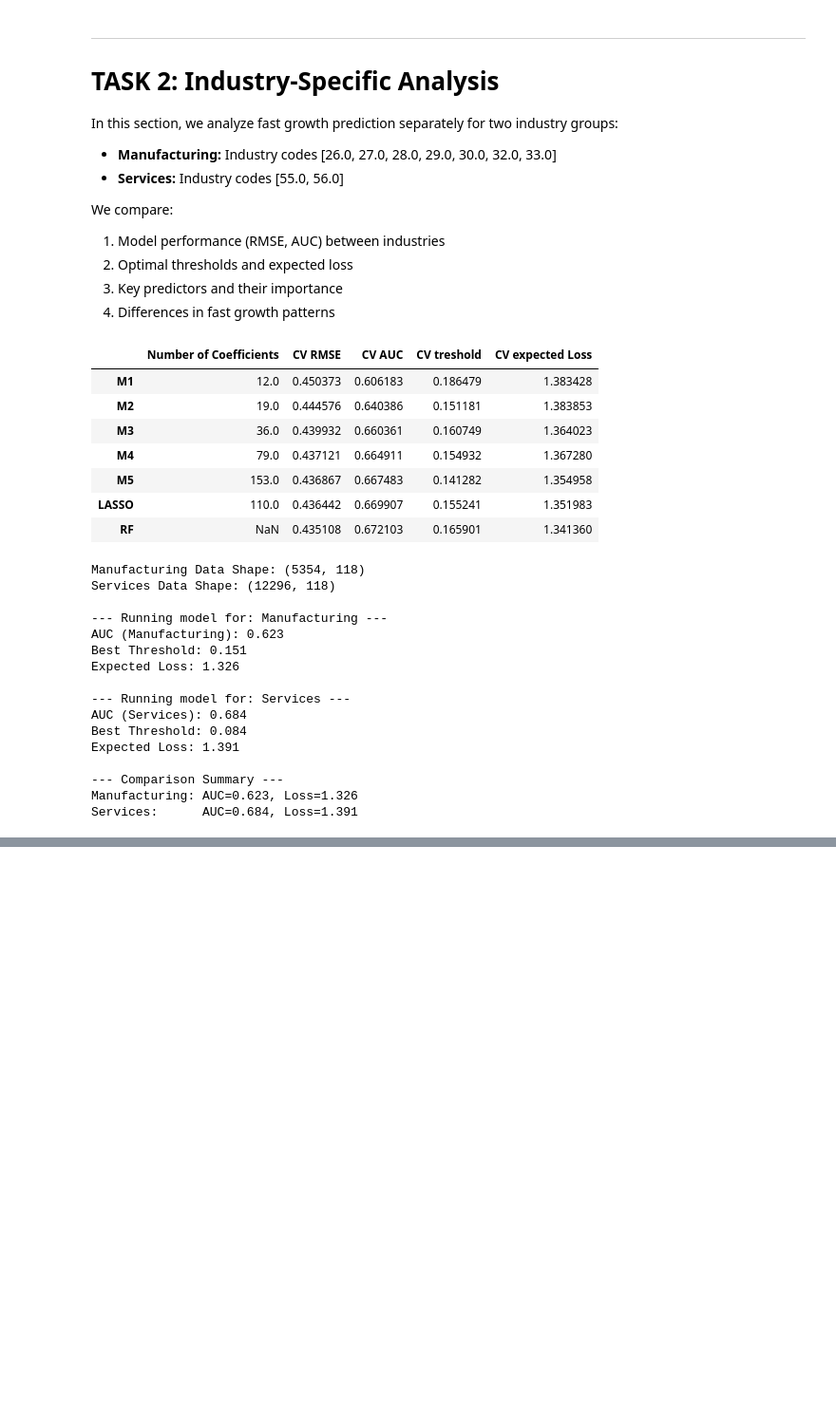
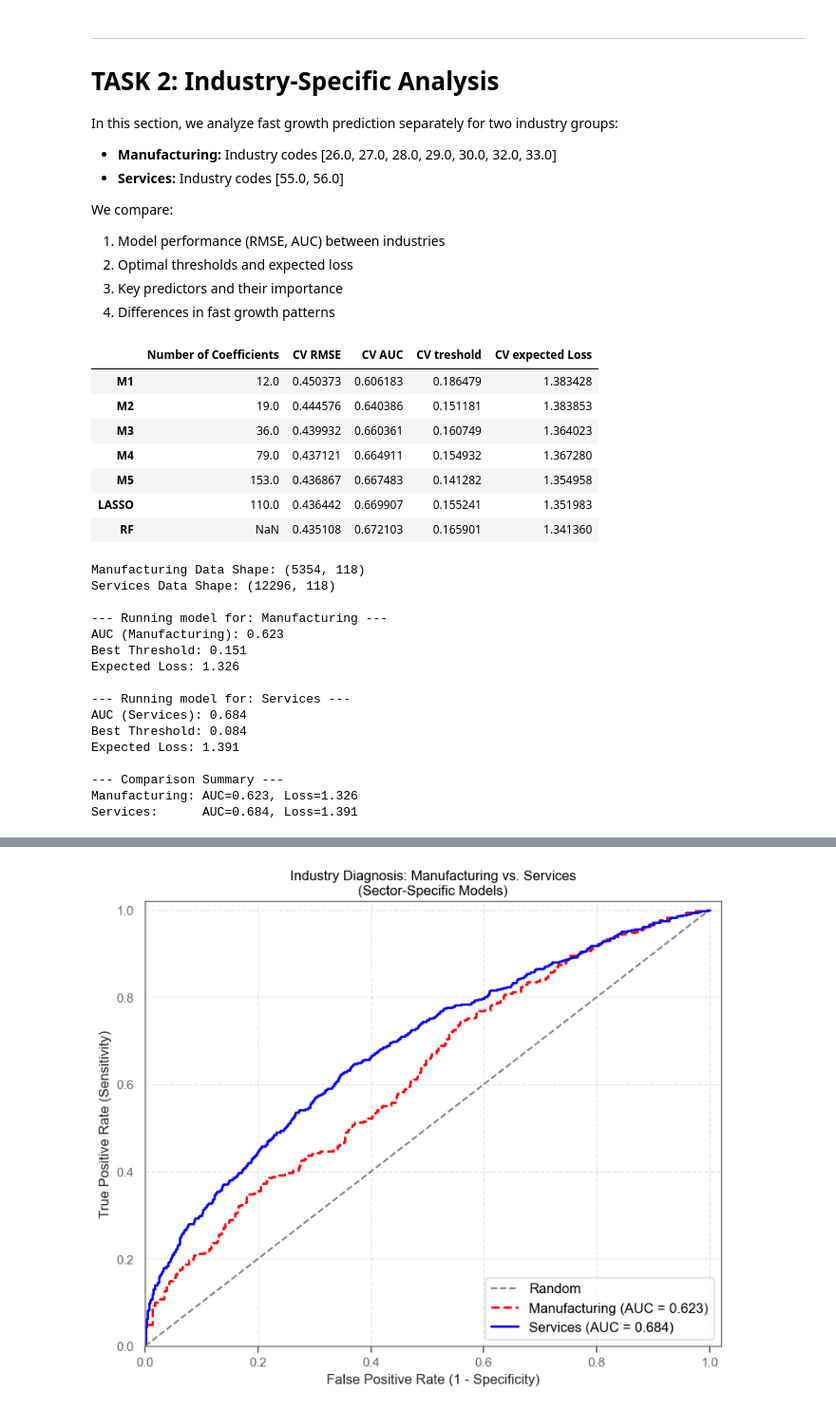
Before and after one commit to yllkeberisha24/predicting-fast-growing-firms, a Jupyter notebook: code/HW2-prediction.ipynb, the cells around one changed output, grey strips where cells are left out. Shown at 95% size. Drawn from its saved outputs; the diff is of its cells as text; code cells hidden in the pictures; blank space fills up the shorter version.

Commit message:
upload revised codes and reports

```diff
--- a/code/HW2-prediction.ipynb
+++ b/code/HW2-prediction.ipynb
@@ -1525,3 +1690,88 @@ Expected Loss: 1.391
 --- Comparison Summary ---
 Manufacturing: AUC=0.623, Loss=1.326
 Services:      AUC=0.684, Loss=1.391
+# %%
+from sklearn.metrics import roc_curve, auc
+
+# ---------------------------------------------------------
+# 1. Prepare data (recreate Task 2 source data)
+# ---------------------------------------------------------
+# Assume 'data' is the full cleaned dataset. If you only have data_train/holdout,
+# you can concat them, or use the data_mfg / data_serv created earlier.
+# Recreate subsets here for safety.
+mfg_codes = [26.0, 27.0, 28.0, 29.0, 30.0, 32.0, 33.0]
+service_codes = [55.0, 56.0]
+
+# Note: use the full 'data' split to reproduce AUC=0.623 logic.
+# If you do not have 'data', you can use: data = pd.concat([data_train, data_holdout])
+data_mfg = data.loc[data['ind2_cat'].isin(mfg_codes)].copy()
+data_serv = data.loc[data['ind2_cat'].isin(service_codes)].copy()
+
+# ---------------------------------------------------------
+# 2. Define a function to train and extract ROC data
+# ---------------------------------------------------------
+def get_industry_roc_data(subset_data, subset_name):
+    # 1. Build matrices (Task 2 source logic)
+    formula = "fast_growth ~ " + " + ".join(rfvars)
+    y, X = patsy.dmatrices(formula, subset_data, return_type='dataframe')
+    y = y.iloc[:, 0]
+
+    # 2. Train/test split (match Task 2)
+    X_train, X_test, y_train, y_test = train_test_split(
+        X, y, test_size=0.2, random_state=42
+    )
+
+    # 3. Train industry-specific model
+    # Use the parameters from Task 2
+    rf_spec = RandomForestClassifier(
+        n_estimators=500,
+        max_features=5,
+        min_samples_split=15,
+        random_state=42,
+        n_jobs=-1
+    )
+    rf_spec.fit(X_train, y_train)
+
+    # 4. Predict and compute ROC coordinates
+    pred_probs = rf_spec.predict_proba(X_test)[:, 1]
+    fpr, tpr, _ = roc_curve(y_test, pred_probs)
+    roc_auc = auc(fpr, tpr)
+
+    return fpr, tpr, roc_auc
+
+# ---------------------------------------------------------
+# 3. Train models and get curve data
+# ---------------------------------------------------------
+print("Retraining sector-specific models to match report AUCs...")
+fpr_mfg, tpr_mfg, auc_mfg = get_industry_roc_data(data_mfg, "Manufacturing")
+fpr_serv, tpr_serv, auc_serv = get_industry_roc_data(data_serv, "Services")
+
+# ---------------------------------------------------------
+# 4. Plot (final version)
+# ---------------------------------------------------------
+plt.figure(figsize=(9, 7))
+
+# 1. Random baseline (bottom layer)
+# X: [0, 1], Y: [0, 1] -> diagonal from lower-left to upper-right
+plt.plot([0, 1], [0, 1], color='gray', linestyle='--', label='Random')
+
+# 2. Manufacturing (red line)
+plt.plot(fpr_mfg, tpr_mfg, color='red', linestyle='--', linewidth=2,
+         label=f'Manufacturing (AUC = {auc_mfg:.3f})')
+
+# 3. Services (blue line)
+plt.plot(fpr_serv, tpr_serv, color='blue', linewidth=2,
+         label=f'Services (AUC = {auc_serv:.3f})')
+
+# 4. Set limits and labels
+plt.xlim(0, 1.02)
+plt.ylim(0, 1.02)
+plt.xlabel('False Positive Rate (1 - Specificity)')
+plt.ylabel('True Positive Rate (Sensitivity)')
+plt.title('Industry Diagnosis: Manufacturing vs. Services\n(Sector-Specific Models)')
+plt.legend(loc='lower right', fontsize=12)
+plt.grid(True, linestyle='--', alpha=0.5)
+
+# Display plot
+plt.show()
+# %% [output]
@@ -1527,0 +1779 @@ Services:      AUC=0.684, Loss=1.391
+[figure, added]
```
Also changed, not shown: parts of 5 cells of this notebook, 11 other files.
